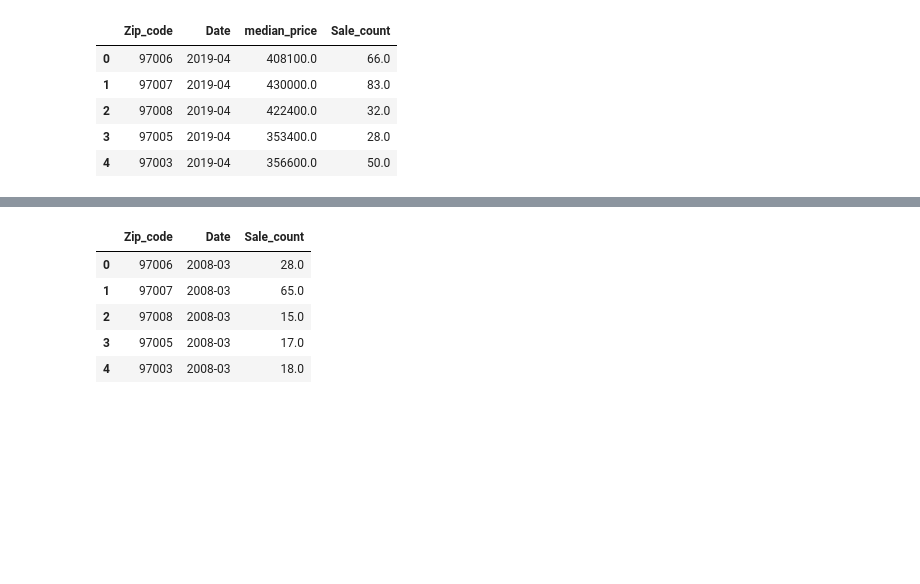
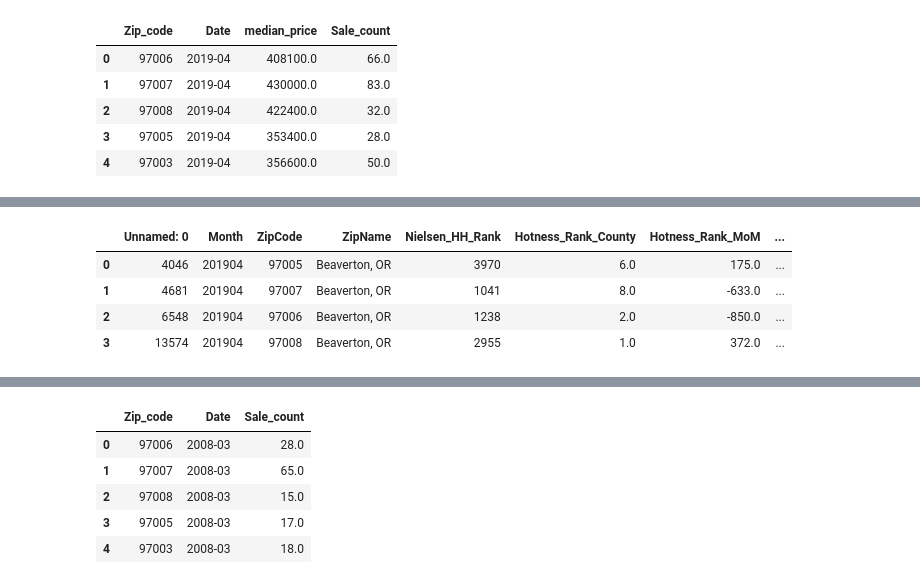
Before and after one commit to meharperjr/etlproject, a Jupyter notebook: z_hist_filter.ipynb, the cells around one changed output, grey strips where cells are left out. Drawn from its saved outputs; the diff is of its cells as text; code cells hidden in the pictures; blank space fills up the shorter version.

```diff
--- a/z_hist_filter.ipynb
+++ b/z_hist_filter.ipynb
@@ -438,3 +430,6 @@ april_df
 | 2 | 97008 | 2019-04 | 422400.0 | 32.0 |
 | 3 | 97005 | 2019-04 | 353400.0 | 28.0 |
 | 4 | 97003 | 2019-04 | 356600.0 | 50.0 |
+# %%
+apr=april_df.drop(4)
+apr
@@ -440,0 +442,3 @@ april_df
+# %%
+apr_zip =apr.rename(columns={'Zip_code': 'ZipCode'})
+apr_zip
@@ -441 +451,11 @@ april_df
+# %%
+# Merge Hot Market dataframe to this Zillow april_df
+merged_april2019 = pd.merge(beaverton_df, apr_zip, how='inner', on='ZipCode')
+merged_april2019.head()
+# %% [output]
+|  | Unnamed: 0 | Month | ZipCode | ZipName | Nielsen_HH_Rank | Hotness_Rank_County | Hotness_Rank_MoM | ... |
+| 0 | 4046 | 201904 | 97005 | Beaverton, OR | 3970 | 6.0 | 175.0 | ... |
+| 1 | 4681 | 201904 | 97007 | Beaverton, OR | 1041 | 8.0 | -633.0 | ... |
+| 2 | 6548 | 201904 | 97006 | Beaverton, OR | 1238 | 2.0 | -850.0 | ... |
+| 3 | 13574 | 201904 | 97008 | Beaverton, OR | 2955 | 1.0 | 372.0 | ... |
 # %%
```
Also changed, not shown: parts of 16 cells of this notebook, 2 other files.
